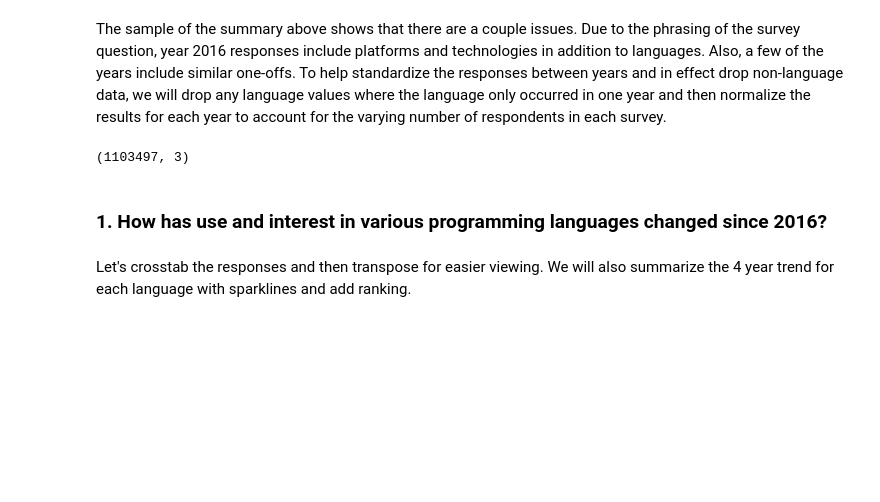
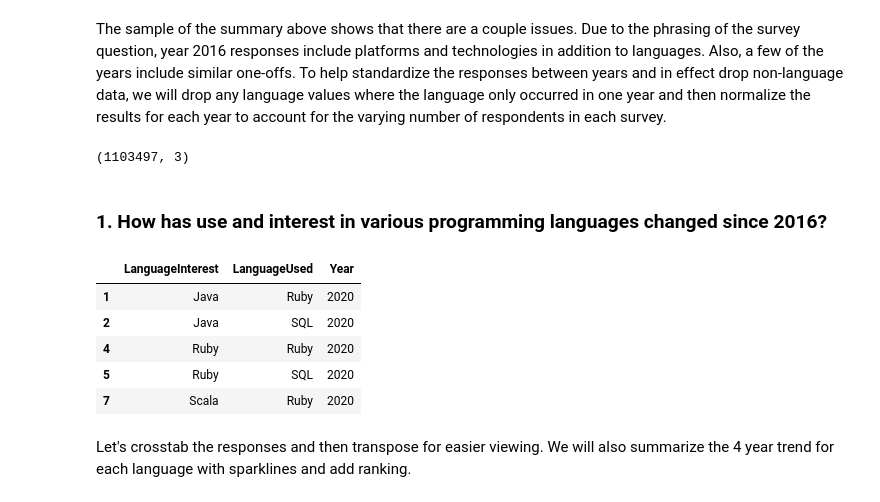
Before and after one commit to prdslost/stackoverflow-analysis, a Jupyter notebook: Developer Programming Language Use and Interest.ipynb, the cells around one changed output. Cells and saved outputs as stored; diff of their text form; code cells hidden in the pictures; blank space fills up the shorter version.

```diff
--- a/Developer Programming Language Use and Interest.ipynb
+++ b/Developer Programming Language Use and Interest.ipynb
@@ -155,7 +155,16 @@ df_lang = df_lang[df_lang['LanguageInterest'].isin(lang_filter) & df_lang['Langu
 df_lang.shape
 # %% [output]
 (1103497, 3)
-# %% [markdown]
-### 1. How has use and interest in various programming languages changed since 2016?
+# %% [markdown]
+### 1. How has use and interest in various programming languages changed since 2016?
+# %%
+df_lang.head()
+# %% [output]
+|  | LanguageInterest | LanguageUsed | Year |
+| 1 | Java | Ruby | 2020 |
+| 2 | Java | SQL | 2020 |
+| 4 | Ruby | Ruby | 2020 |
+| 5 | Ruby | SQL | 2020 |
+| 7 | Scala | Ruby | 2020 |
 # %% [markdown]
 Let's crosstab the responses and then transpose for easier viewing. We will also summarize the 4 year trend for each language with sparklines and add ranking.
```
Also changed, not shown: parts of 26 cells of this notebook, 1 other file.
